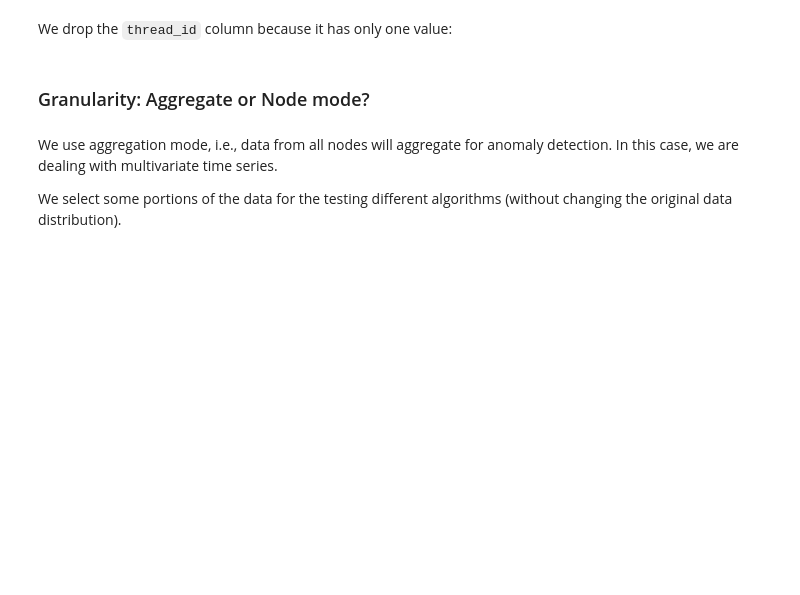
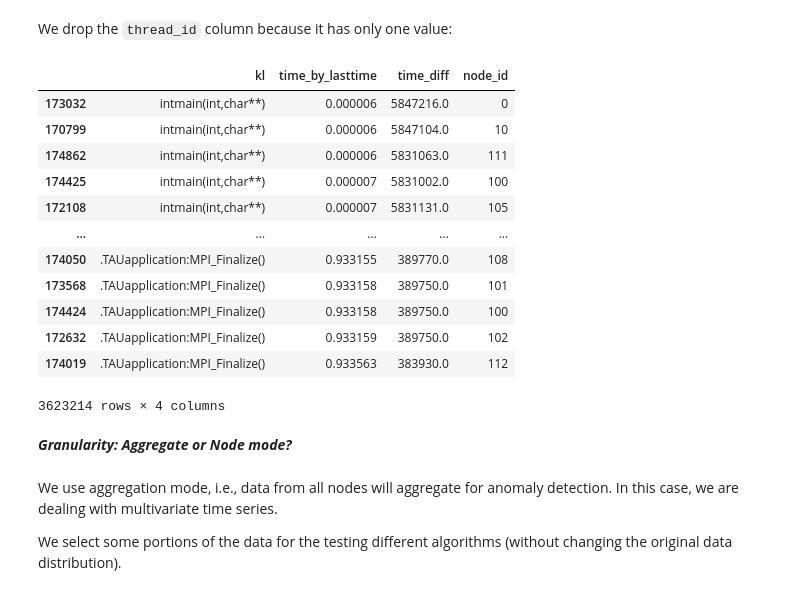
Before and after one commit to CODARcode/PerformanceAnalysis, a Jupyter notebook: jupyter/Anomaly_Detection.ipynb, the cells around one changed output. Saved outputs shown, nothing was run; the diff lists cells and outputs as text; code cells hidden in the pictures; blank space fills up the shorter version.

```diff
--- a/jupyter/Anomaly_Detection.ipynb
+++ b/jupyter/Anomaly_Detection.ipynb
@@ -50,6 +54,22 @@ df.thread_id.value_counts()
 df = df.drop(columns=['thread_id'])
 df['node_id'] = df['node_id'].astype(int)
 df = df.sort_values('time_by_lasttime')
+# %%
+df
+# %% [output]
+|  | kl | time_by_lasttime | time_diff | node_id |
+| 173032 | intmain(int,char**) | 0.000006 | 5847216.0 | 0 |
+| 170799 | intmain(int,char**) | 0.000006 | 5847104.0 | 10 |
+| 174862 | intmain(int,char**) | 0.000006 | 5831063.0 | 111 |
+| 174425 | intmain(int,char**) | 0.000007 | 5831002.0 | 100 |
+| 172108 | intmain(int,char**) | 0.000007 | 5831131.0 | 105 |
+| ... | ... | ... | ... | ... |
+| 174050 | .TAUapplication:MPI_Finalize() | 0.933155 | 389770.0 | 108 |
+| 173568 | .TAUapplication:MPI_Finalize() | 0.933158 | 389750.0 | 101 |
+| 174424 | .TAUapplication:MPI_Finalize() | 0.933158 | 389750.0 | 100 |
+| 172632 | .TAUapplication:MPI_Finalize() | 0.933159 | 389750.0 | 102 |
+| 174019 | .TAUapplication:MPI_Finalize() | 0.933563 | 383930.0 | 112 |
+3623214 rows × 4 columns
 # %%
 sf = df.kl.value_counts()
 freq = pd.DataFrame({'n_gram':sf.index, 'number_of_calls':sf.values})
@@ -62,7 +82,7 @@ subset = freq[(freq['number_of_calls'] > min) & (freq['number_of_calls'] < max)]
 subset = subset.sample(frac=0.55)
 subset = subset.sort_values('number_of_calls', ascending=False)
 # %% [markdown]
-### Granularity: Aggregate or Node mode?
+***Granularity: Aggregate or Node mode?***
 # %% [markdown]
 We use aggregation mode, i.e., data from all nodes will aggregate for anomaly detection. In this case, we are dealing with multivariate time series.
 
```
Also changed, not shown: parts of 13 cells of this notebook, 2 other files.
